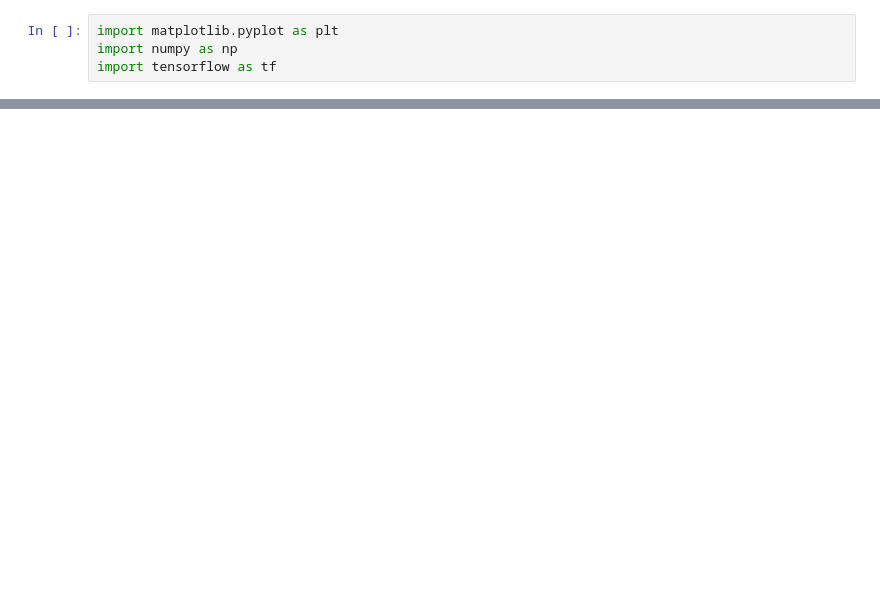
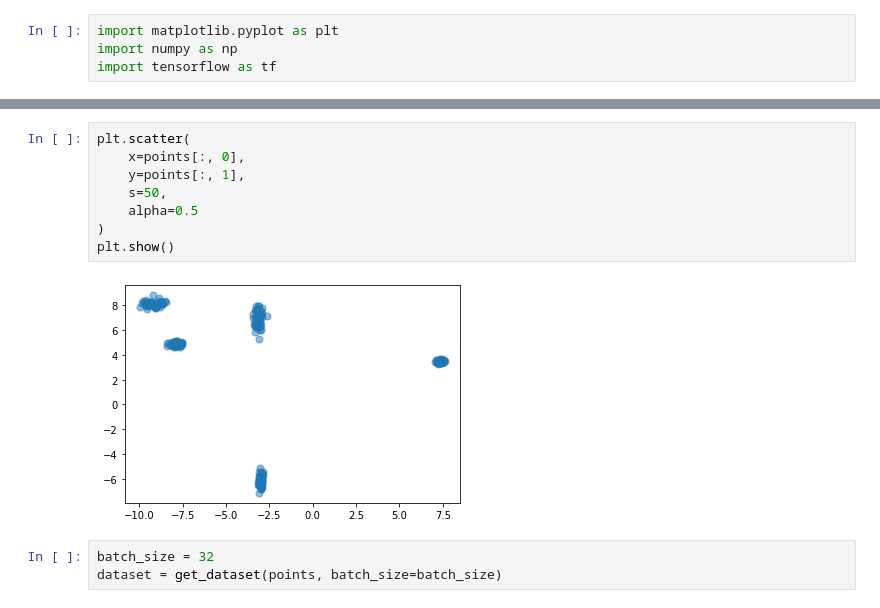
Before and after one commit to ryangillard/artificial_intelligence, a Jupyter notebook: machine_learning/clustering/kmeans/tf_kmeans/tf_kmeans_out_of_core.ipynb, the cells around one changed output, grey strips where cells are left out. Drawn from its saved outputs; the diff is of its cells as text; blank space fills up the shorter version.

```diff
--- a/machine_learning/clustering/kmeans/tf_kmeans/tf_kmeans_out_of_core.ipynb
+++ b/machine_learning/clustering/kmeans/tf_kmeans/tf_kmeans_out_of_core.ipynb
@@ -241,0 +751,13 @@ class KMeansClustering(object):
+# %%
+plt.scatter(
+    x=points[:, 0],
+    y=points[:, 1],
+    s=50,
+    alpha=0.5
+)
+plt.show()
+# %% [output]
+[figure, added]
+# %%
+batch_size = 32
+dataset = get_dataset(points, batch_size=batch_size)
```
Also changed, not shown: parts of 16 cells of this notebook, 1 other file.
